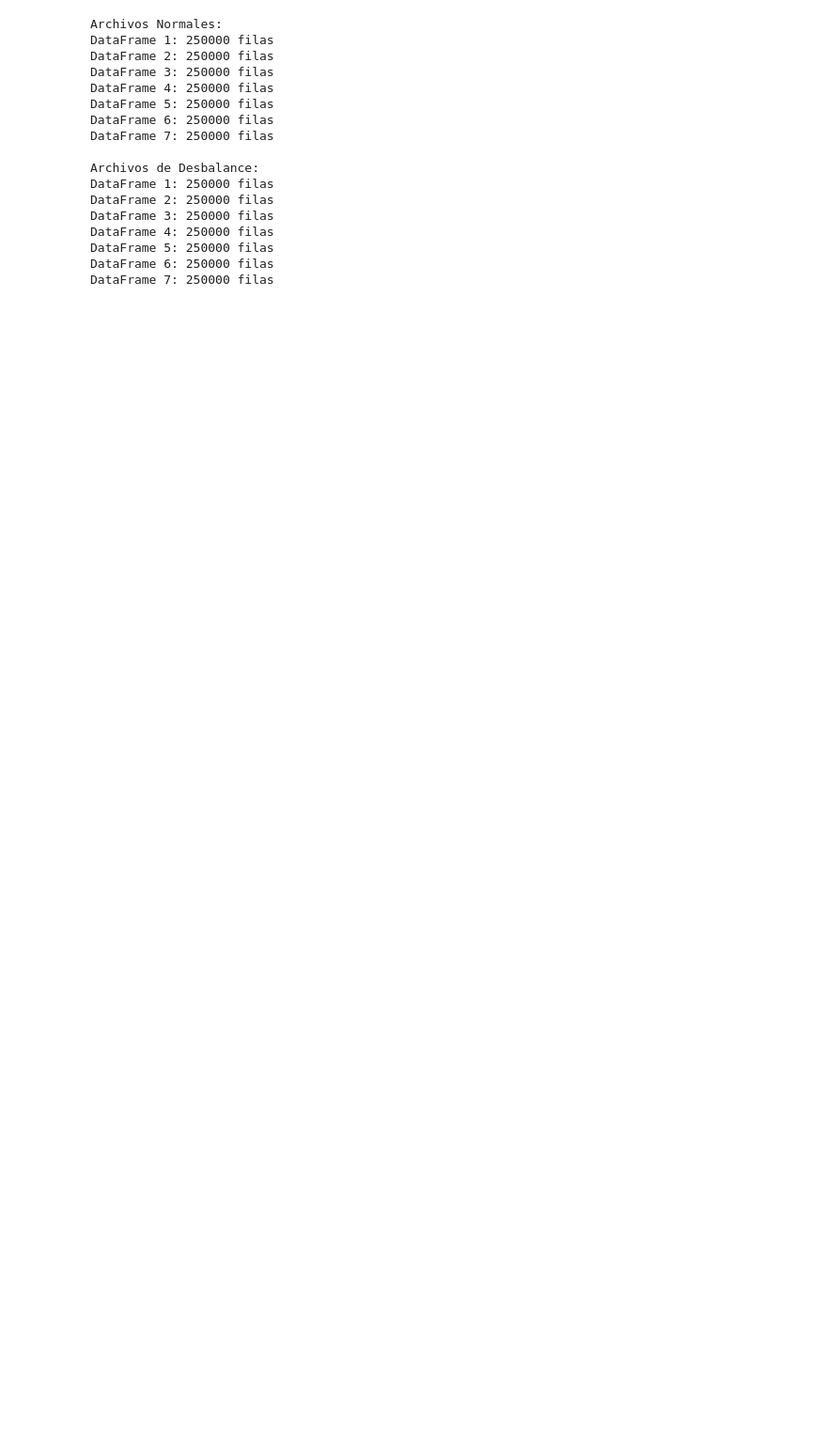
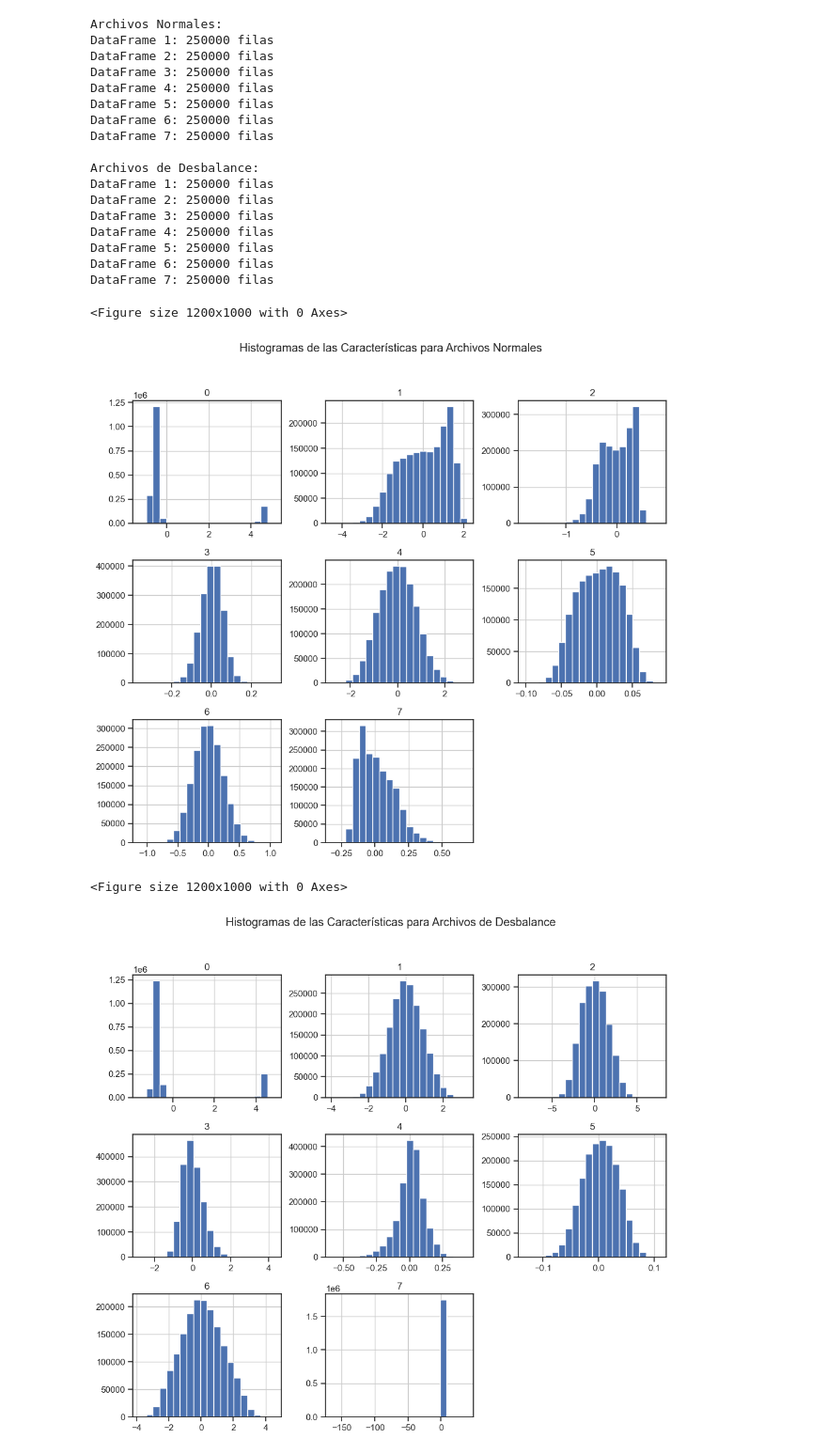
Before and after one commit to darioverdun/PROYECTO-DETECCI-N-DE-FALLA, a Jupyter notebook: notebooks/Detección_de_Falla_.ipynb, the cells around one changed output. Shown at 94% size. Saved outputs shown, nothing was run; the diff lists cells and outputs as text; code cells hidden in the pictures; blank space fills up the shorter version.

```diff
--- a/notebooks/Detección_de_Falla_.ipynb
+++ b/notebooks/Detección_de_Falla_.ipynb
@@ -137,3 +137,20 @@ DataFrame 4: 250000 filas
 DataFrame 5: 250000 filas
 DataFrame 6: 250000 filas
 DataFrame 7: 250000 filas
+# %%
+# Histogramas para archivos normales
+plt.figure(figsize=(12, 10))
+df_normales.hist(figsize=(12, 10), bins=20)
+plt.suptitle('Histogramas de las Características para Archivos Normales')
+plt.show()
+
+# Histogramas para archivos de desbalance
+plt.figure(figsize=(12, 10))
+df_desbalances.hist(figsize=(12, 10), bins=20)
+plt.suptitle('Histogramas de las Características para Archivos de Desbalance')
+plt.show()
+# %% [output]
+<Figure size 1200x1000 with 0 Axes>
+[figure, added]
+<Figure size 1200x1000 with 0 Axes>
+[figure, added]
```
Also changed, not shown: parts of 8 cells of this notebook.
